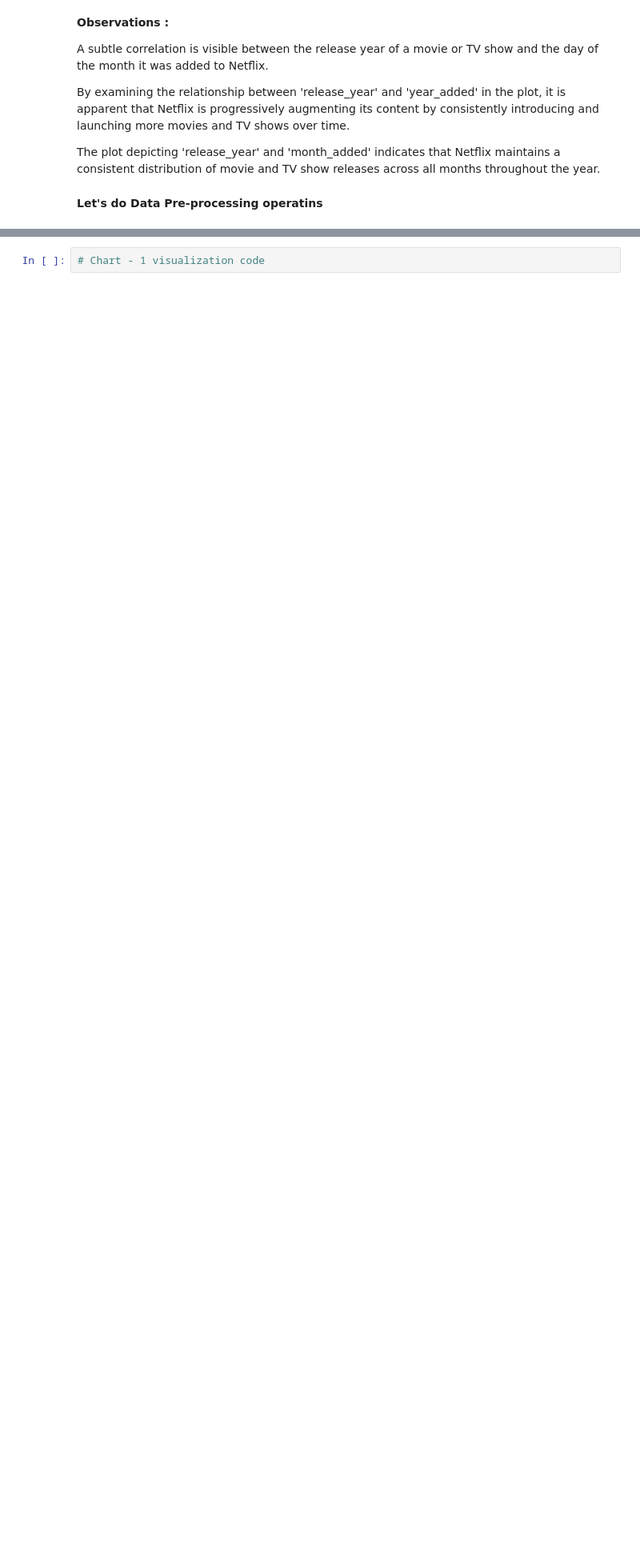
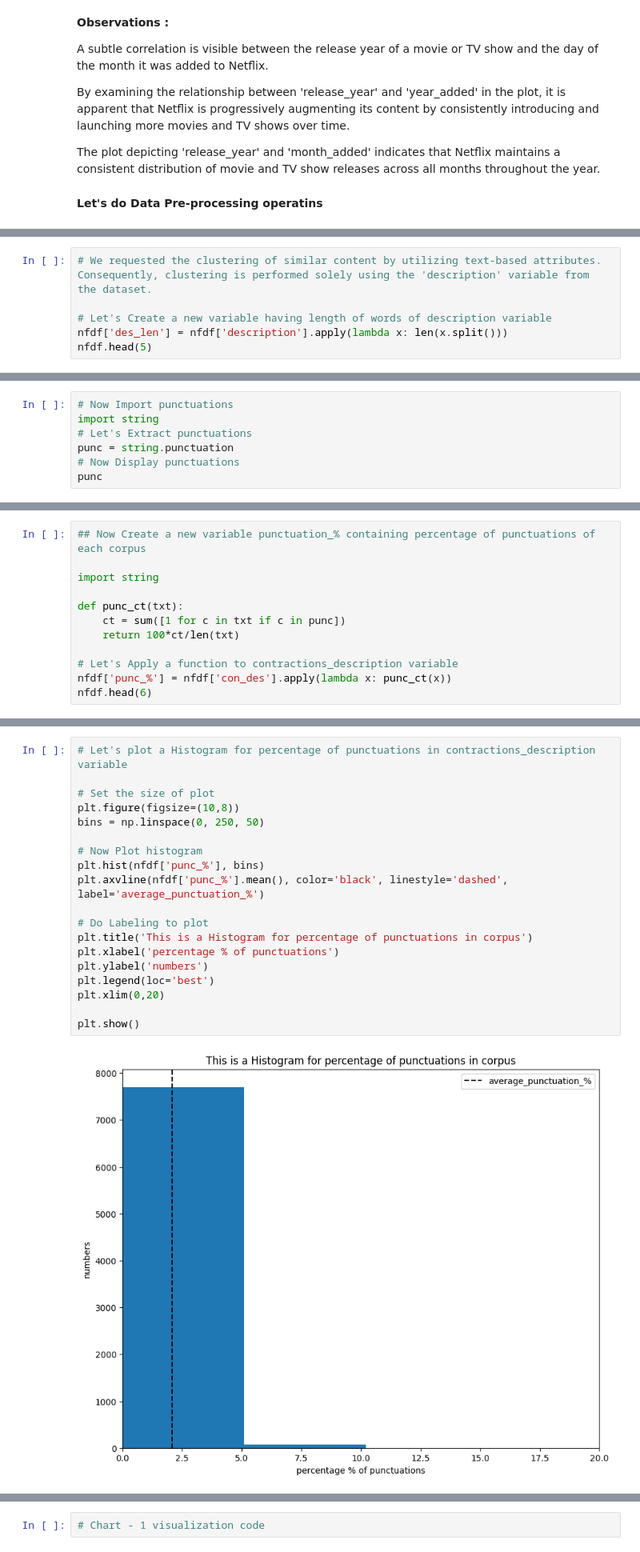
Before and after one commit to KiranKokateGitHub/Netflix-Movies-and-TV-Shows-Clustering_UnsupervisedML, a Jupyter notebook: Kiran_unsupervisedML.ipynb, the cells around one changed output, grey strips where cells are left out. Shown at 80% size. Drawn from its saved outputs; the diff is of its cells as text; blank space fills up the shorter version.

```diff
--- a/Kiran_unsupervisedML.ipynb
+++ b/Kiran_unsupervisedML.ipynb
@@ -901,0 +902,6 @@ The plot depicting 'release_year' and 'month_added' indicates that Netflix maint
+# %%
+# We requested the clustering of similar content by utilizing text-based attributes. Consequently, clustering is performed solely using the 'description' variable from the dataset.
+
+# Let's Create a new variable having length of words of description variable
+nfdf['des_len'] = nfdf['description'].apply(lambda x: len(x.split()))
+nfdf.head(5)
@@ -901,0 +990,7 @@ The plot depicting 'release_year' and 'month_added' indicates that Netflix maint
+# %%
+# Now Import punctuations
+import string
+# Let's Extract punctuations
+punc = string.punctuation
+# Now Display punctuations
+punc
@@ -901,0 +1005,12 @@ The plot depicting 'release_year' and 'month_added' indicates that Netflix maint
+# %%
+## Now Create a new variable punctuation_% containing percentage of punctuations of each corpus
+
+import string
+
+def punc_ct(txt):
+    ct = sum([1 for c in txt if c in punc])
+    return 100*ct/len(txt)
+
+# Let's Apply a function to contractions_description variable
+nfdf['punc_%'] = nfdf['con_des'].apply(lambda x: punc_ct(x))
+nfdf.head(6)
@@ -901,0 +1025,21 @@ The plot depicting 'release_year' and 'month_added' indicates that Netflix maint
+# %%
+# Let's plot a Histogram for percentage of punctuations in contractions_description variable
+
+# Set the size of plot
+plt.figure(figsize=(10,8))
+bins = np.linspace(0, 250, 50)
+
+# Now Plot histogram
+plt.hist(nfdf['punc_%'], bins)
+plt.axvline(nfdf['punc_%'].mean(), color='black', linestyle='dashed', label='average_punctuation_%')
+
+# Do Labeling to plot
+plt.title('This is a Histogram for percentage of punctuations in corpus')
+plt.xlabel('percentage % of punctuations')
+plt.ylabel('numbers')
+plt.legend(loc='best')
+plt.xlim(0,20)
+
+plt.show()
+# %% [output]
+[figure, added]
```
Also changed, not shown: parts of 22 cells of this notebook.
